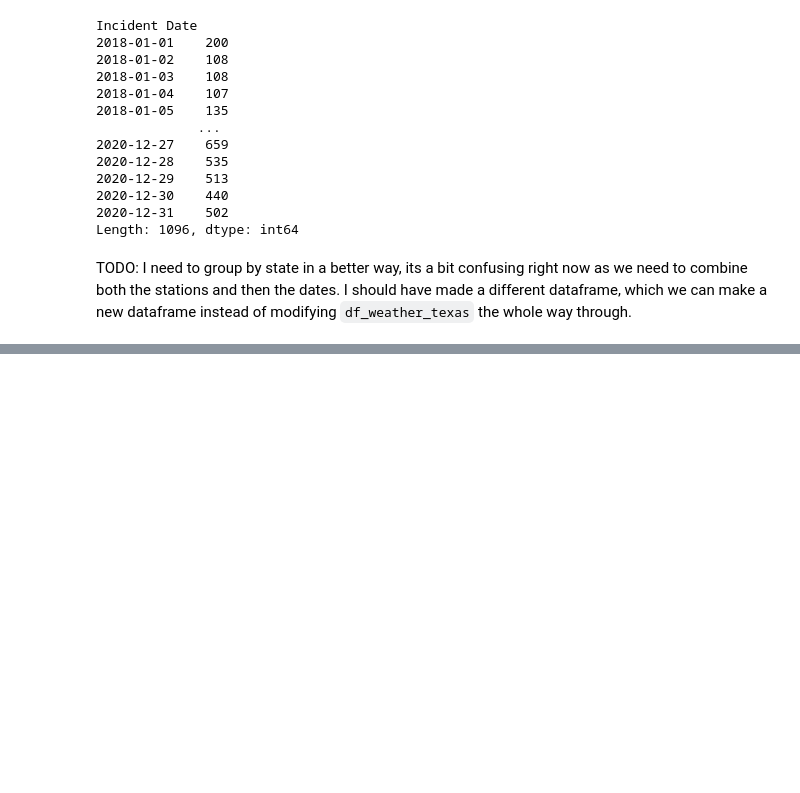
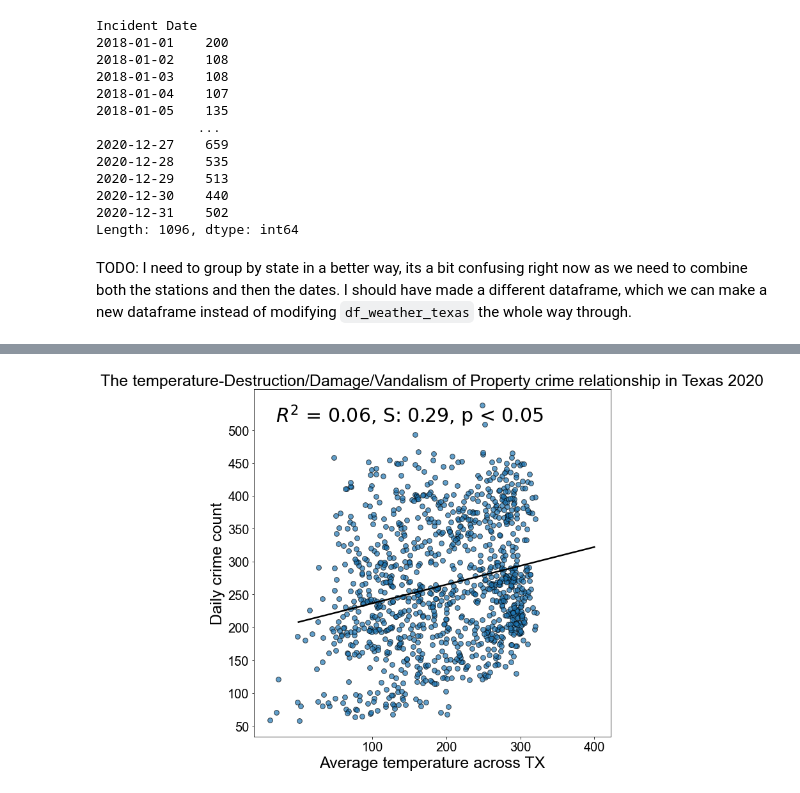
Before and after one commit to gavintchan/data200-grad-project, a Jupyter notebook: data200_grad_project.ipynb, the cells around one changed output, grey strips where cells are left out. Saved outputs shown, nothing was run; the diff lists cells and outputs as text; code cells hidden in the pictures; blank space fills up the shorter version.

```diff
--- a/data200_grad_project.ipynb
+++ b/data200_grad_project.ipynb
@@ -938,0 +1038,4 @@ TODO: I need to group by state in a better way, its a bit confusing right now as
+# %%
+plot_temperature_crime_relationship("Destruction/Damage/Vandalism of Property")
+# %% [output]
+[figure, added]
```
Also changed, not shown: parts of 18 cells of this notebook.
